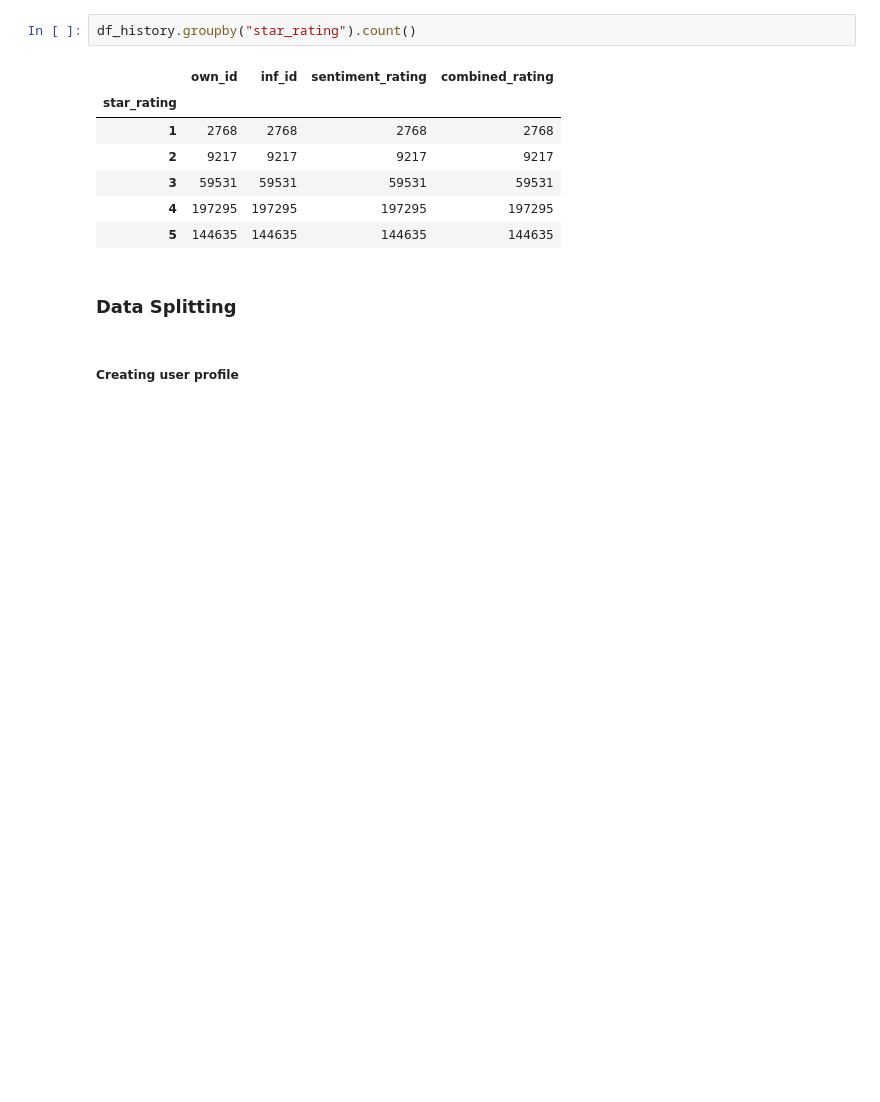
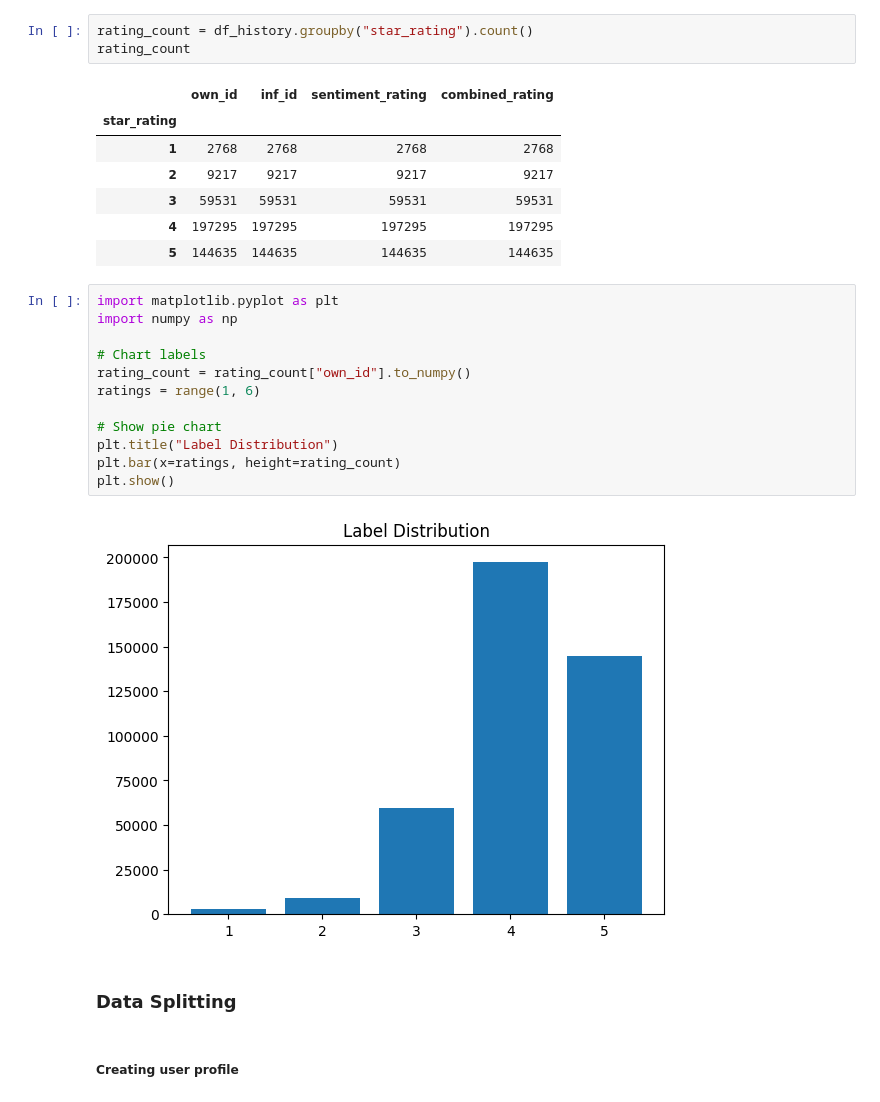
Before and after one commit to Bangkit-Capstone-C23-PS338/modul-ML, a Jupyter notebook: recommender/Recommender-MAL.ipynb, the cells around one changed output. Cells and saved outputs as stored; diff of their text form; blank space fills up the shorter version.

```diff
--- a/recommender/Recommender-MAL.ipynb
+++ b/recommender/Recommender-MAL.ipynb
@@ -196,7 +196,8 @@ df_history
 | 413445 | 5000 | 19 | 5 | 0.952745 | 0.981098 |
 413446 rows × 5 columns
 # %%
-df_history.groupby("star_rating").count()
+rating_count = df_history.groupby("star_rating").count()
+rating_count
 # %% [output]
 |  | own_id | inf_id | sentiment_rating | combined_rating |
 | star_rating |  |  |  |  |
@@ -205,6 +206,20 @@ df_history.groupby("star_rating").count()
 | 3 | 59531 | 59531 | 59531 | 59531 |
 | 4 | 197295 | 197295 | 197295 | 197295 |
 | 5 | 144635 | 144635 | 144635 | 144635 |
+# %%
+import matplotlib.pyplot as plt
+import numpy as np
+
+# Chart labels
+rating_count = rating_count["own_id"].to_numpy()
+ratings = range(1, 6)
+
+# Show pie chart
+plt.title("Label Distribution")
+plt.bar(x=ratings, height=rating_count)
+plt.show()
+# %% [output]
+[figure, added]
 # %% [markdown]
 ### Data Splitting
 # %% [markdown]
```
Also changed, not shown: parts of 7 cells of this notebook, 20 other files.
